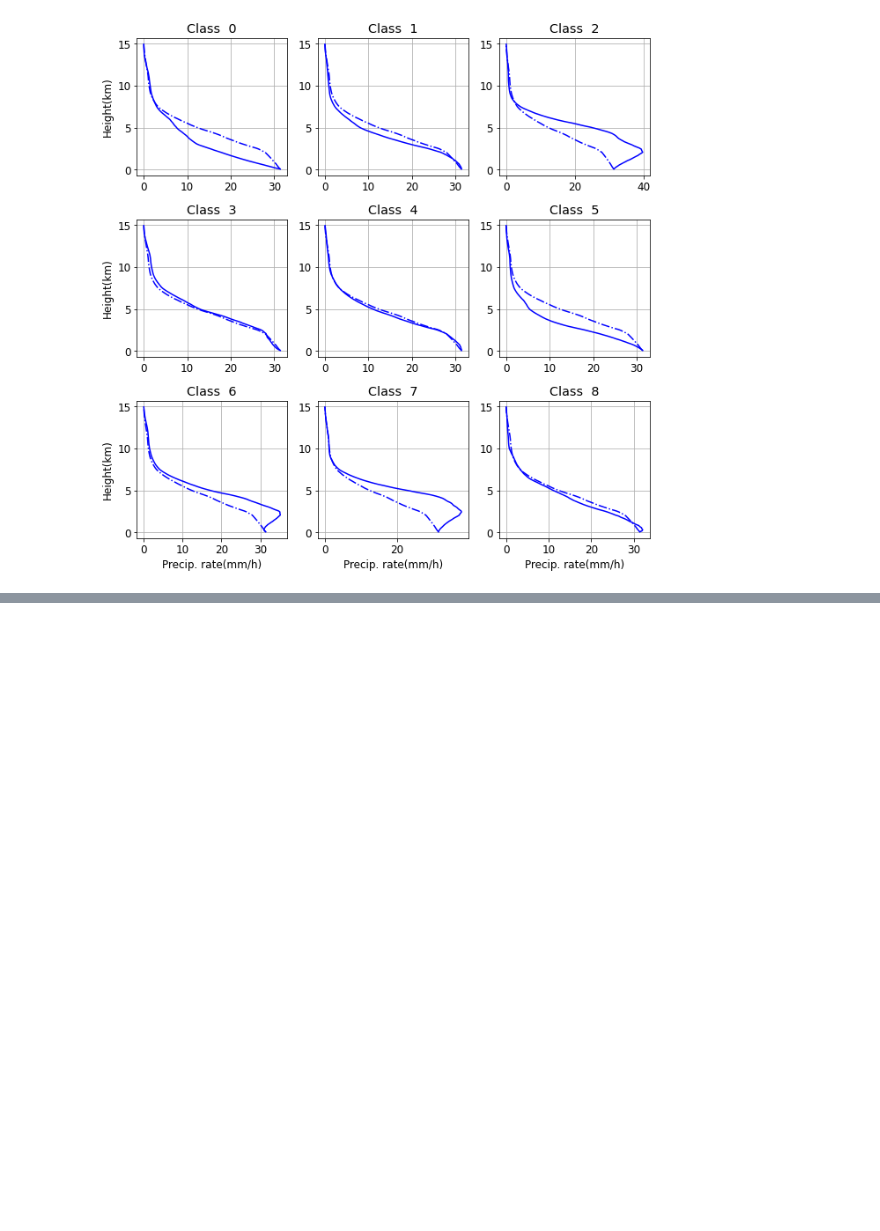
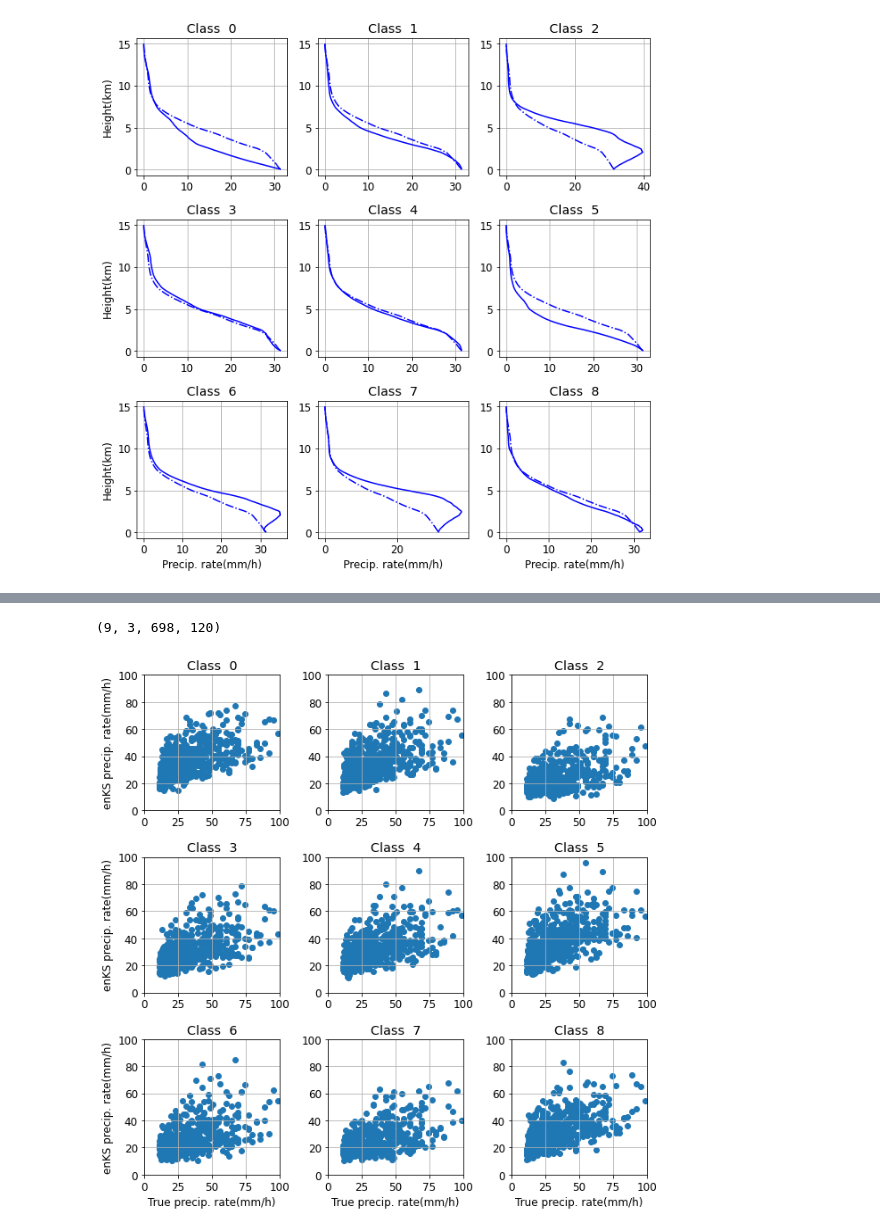
Before and after one commit to mgrecu35/ensGN, a Jupyter notebook: paperRST.ipynb, the cells around one changed output, grey strips where cells are left out. Saved outputs shown, nothing was run; the diff lists cells and outputs as text; code cells hidden in the pictures; blank space fills up the shorter version.

```diff
--- a/paperRST.ipynb
+++ b/paperRST.ipynb
@@ -13,7 +28,7 @@ import matplotlib.pyplot as plt
 import matplotlib.colors as col
 import matplotlib
 
-fh=Dataset("simulatedObs_SAM.nc")
+fh=Dataset("simulatedObs_SAM_compressed.nc")
 
 from sklearn.cluster import KMeans
 
@@ -21,11 +36,12 @@ zKa=fh["zKa_obs"][:]
 zKa_true=fh["zKa_true"][:]
 attKa=fh["attKa"][:]
 tbL=fh["tb35"][:]
-xL=fh["xL"][:]
+#xL=fh["xL"][:]
 piaKa=fh["piaKa"][:]
 zKa0=zKa
 zKa0[zKa0<0]=0
 pRate=fh["pRate"][:]
+fh.close()
 
 a=np.nonzero(zKa_true[:,50]>0)
 pZ_snow=np.polyfit(np.log(pRate[a[0],50]),zKa_true[a[0],50],1)
@@ -83,6 +99,8 @@ for i in range(9):
     plt.grid()
     plt.title('Class %2i'%i)
     plt.tight_layout()
+
+plt.savefig('avegProfiles_2.png')
 # %% [output]
 [figure]
 # %%
@@ -99,0 +230,30 @@ encoding = {var: comp for var in ds.data_vars}
+# %%
+import pickle
+xc,fll=pickle.load(open("enKF_stats.pklz","rb"))
+print(xc.shape)
+# %% [output]
+(9, 3, 698, 120)
+# %%
+import matplotlib.pyplot as plt
+import matplotlib
+import numpy as np
+matplotlib.rcParams.update({'font.size': 12})
+plt.figure(figsize=(9,9))
+for i in range(9):
+    ax=plt.subplot(3,3,i+1)
+    ax.set_aspect('equal')
+    plt.scatter(xc[i,1,:,0],xc[i,2,:,0])
+    if i%3==0:
+        plt.ylabel('enKS precip. rate(mm/h)')
+    if i>=6:
+        plt.xlabel('True precip. rate(mm/h)')
+    plt.xlim(0,100)
+    plt.ylim(0,100)
+    plt.grid()
+    plt.title('Class %2i'%i)
+    #print(np.corrcoef(xc[i,1,:,0],xc[i,2,:,0]))
+    plt.tight_layout()
+
+plt.savefig('scatterPlot.png')
+# %% [output]
+[figure, added]
```
Also changed, not shown: parts of 7 cells of this notebook, 5 other files.
